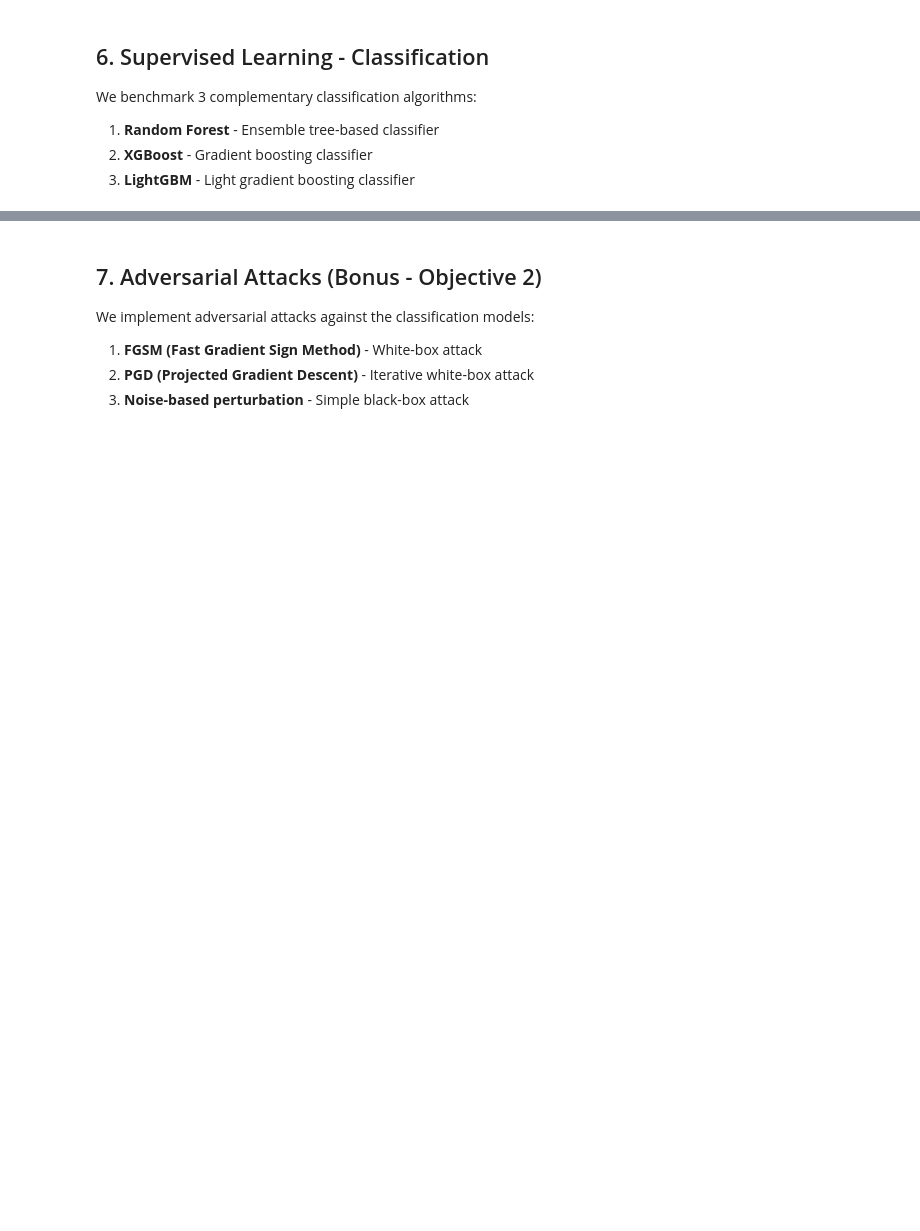
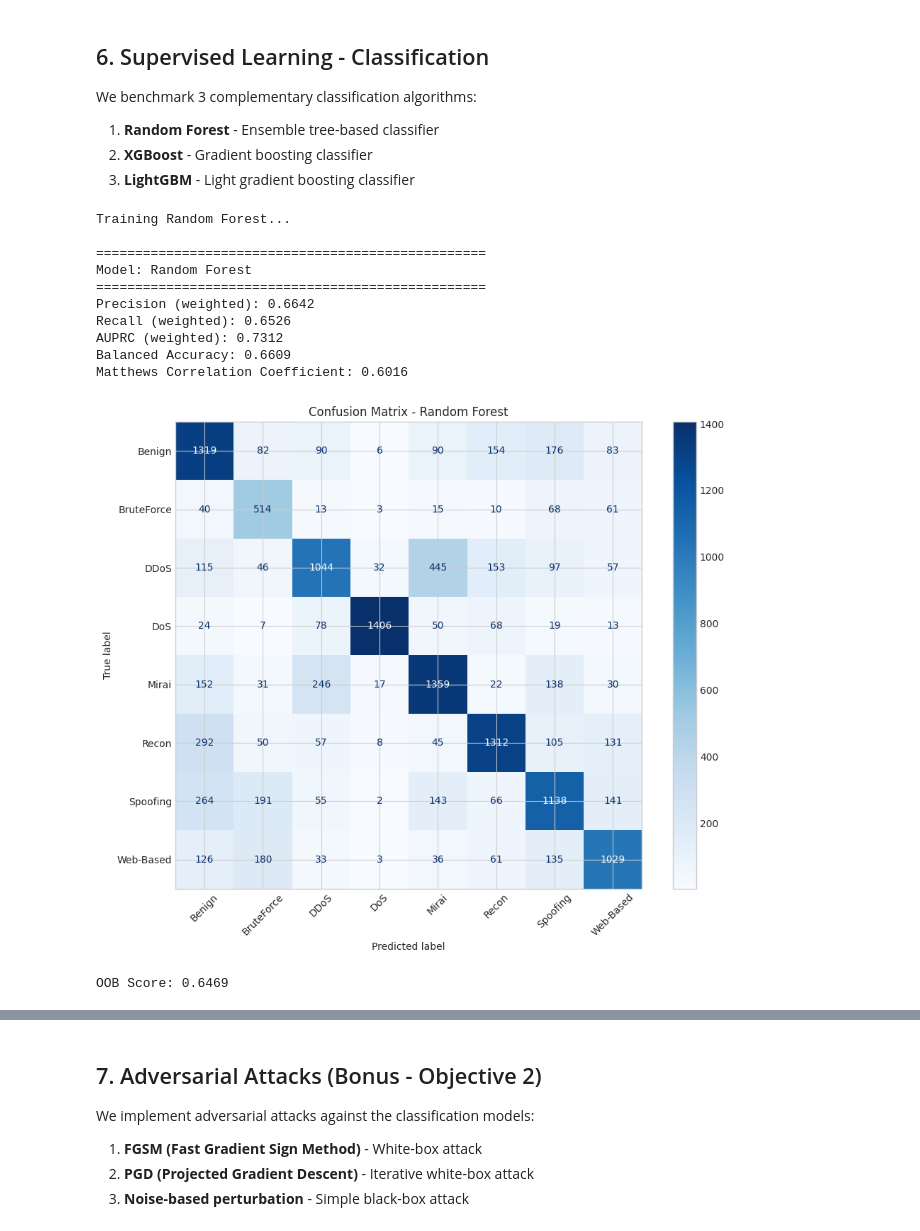
Before and after one commit to reg1um/cyberml, a Jupyter notebook: main.ipynb, the cells around one changed output, grey strips where cells are left out. Saved outputs shown, nothing was run; the diff lists cells and outputs as text; code cells hidden in the pictures; blank space fills up the shorter version.

```diff
--- a/main.ipynb
+++ b/main.ipynb
@@ -547,16 +894,35 @@ def evaluate_classifier(model, X_train, X_test, y_train, y_test, model_name, cla
         'MCC': mcc
     }, model
 # %%
-# 1. Random Forest Classifier
+# 1. Random Forest Classifier - IMPROVED
 rf = RandomForestClassifier(
-    n_estimators=100,
-    max_depth=20,
+    n_estimators=200,  # More trees
+    max_depth=25,  # Deeper trees
+    min_samples_split=5,
+    min_samples_leaf=2,
+    max_features='sqrt',
     random_state=RANDOM_STATE,
     n_jobs=-1,
-    class_weight='balanced'
+    class_weight='balanced',
+    bootstrap=True,
+    oob_score=True  # Out-of-bag score for validation
 )
 rf_results, rf_model = evaluate_classifier(
     rf, X_train_multi_scaled, X_test_multi_scaled, y_train_multi, y_test_multi,
     "Random Forest", class_names
 )
+print(f"OOB Score: {rf_model.oob_score_:.4f}")
+# %% [output]
+Training Random Forest...
+
+==================================================
+Model: Random Forest
+==================================================
+Precision (weighted): 0.6642
+Recall (weighted): 0.6526
+AUPRC (weighted): 0.7312
+Balanced Accuracy: 0.6609
+Matthews Correlation Coefficient: 0.6016
+[figure, added]
+OOB Score: 0.6469
 # %%
```
Also changed, not shown: parts of 45 cells of this notebook, 2 other files.
